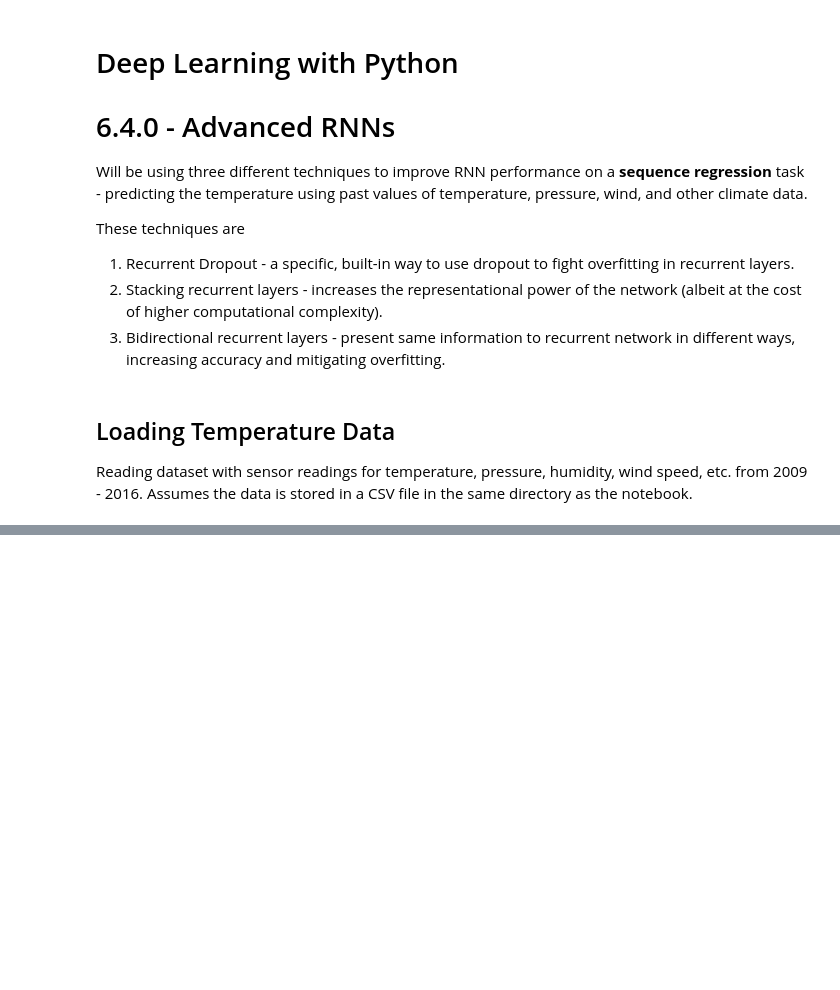
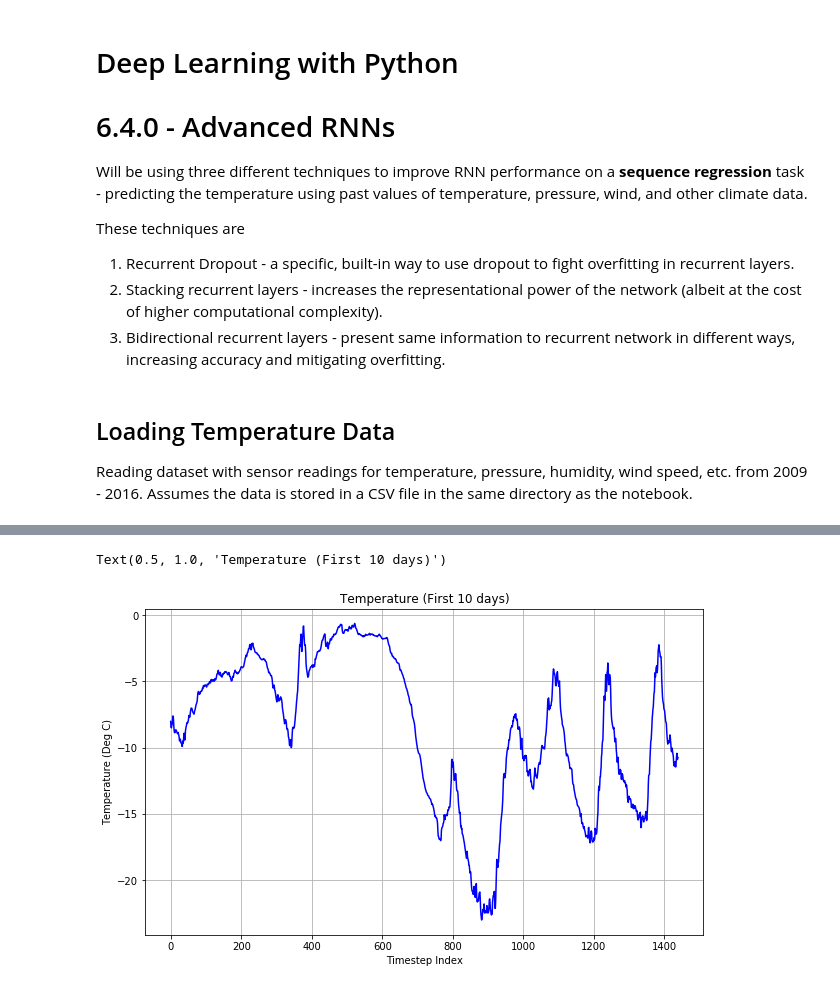
Before and after one commit to SMS-NED16/FYP-DL, a Jupyter notebook: Dl-Python-Book/chapter-6/DL-6-4-0-JENA-Climate.ipynb, the cells around one changed output, grey strips where cells are left out. Cells and saved outputs as stored; diff of their text form; code cells hidden in the pictures; blank space fills up the shorter version.

```diff
--- a/Dl-Python-Book/chapter-6/DL-6-4-0-JENA-Climate.ipynb
+++ b/Dl-Python-Book/chapter-6/DL-6-4-0-JENA-Climate.ipynb
@@ -235,0 +94,8 @@ def evaluate_naive_method():
+# %%
+plt.figure(figsize=(10, 6))
+plt.plot(range(total_samples), float_data[:total_samples, 1], 'blue')
+plt.grid(True); plt.xlabel('Timestep Index'); plt.ylabel('Temperature (Deg C)');
+plt.title('Temperature (First 10 days)')
+# %% [output]
+Text(0.5, 1.0, 'Temperature (First 10 days)')
+[figure, added]
```
Also changed, not shown: parts of 84 cells of this notebook.
